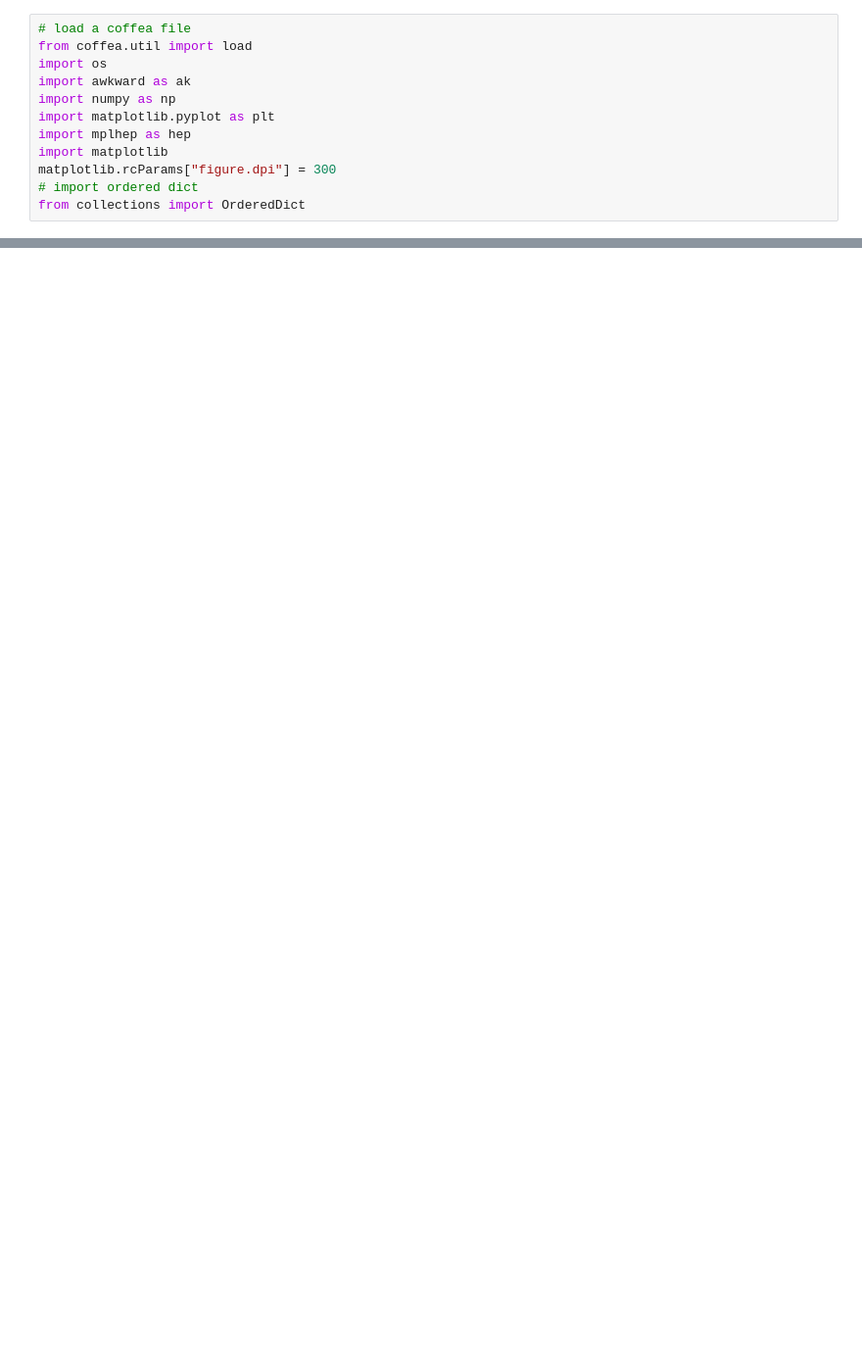
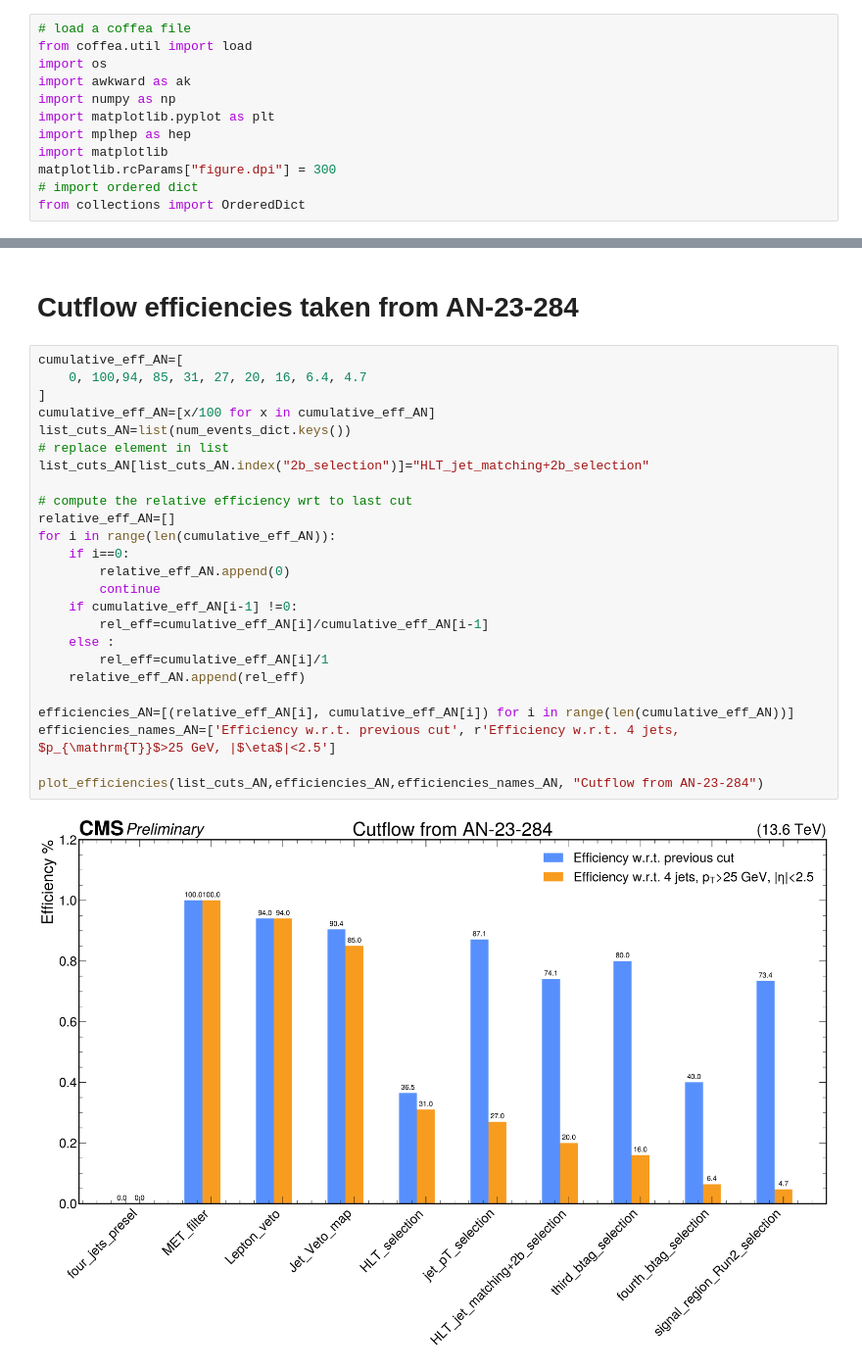
Before and after one commit to thierryharte/AnalysisConfigs, a Jupyter notebook: notebooks/cutflow_comparison.ipynb, the cells around one changed output, grey strips where cells are left out. Shown at 98% size. Cells and saved outputs as stored; diff of their text form; blank space fills up the shorter version.

```diff
--- a/notebooks/cutflow_comparison.ipynb
+++ b/notebooks/cutflow_comparison.ipynb
@@ -103,0 +129,29 @@ plt.show()
+# %% [markdown]
+# Cutflow efficiencies taken from AN-23-284
+# %%
+cumulative_eff_AN=[
+    0, 100,94, 85, 31, 27, 20, 16, 6.4, 4.7
+]
+cumulative_eff_AN=[x/100 for x in cumulative_eff_AN]
+list_cuts_AN=list(num_events_dict.keys())
+# replace element in list
+list_cuts_AN[list_cuts_AN.index("2b_selection")]="HLT_jet_matching+2b_selection"
+
+# compute the relative efficiency wrt to last cut
+relative_eff_AN=[]
+for i in range(len(cumulative_eff_AN)):
+    if i==0:
+        relative_eff_AN.append(0)
+        continue
+    if cumulative_eff_AN[i-1] !=0:
+        rel_eff=cumulative_eff_AN[i]/cumulative_eff_AN[i-1]
+    else :
+        rel_eff=cumulative_eff_AN[i]/1
+    relative_eff_AN.append(rel_eff)
+
+efficiencies_AN=[(relative_eff_AN[i], cumulative_eff_AN[i]) for i in range(len(cumulative_eff_AN))]
+efficiencies_names_AN=['Efficiency w.r.t. previous cut', r'Efficiency w.r.t. 4 jets, $p_{\mathrm{T}}$>25 GeV, |$\eta$|<2.5']
+
+plot_efficiencies(list_cuts_AN,efficiencies_AN,efficiencies_names_AN, "Cutflow from AN-23-284")
+# %% [output]
+[figure, added]
```
Also changed, not shown: parts of 6 cells of this notebook.
